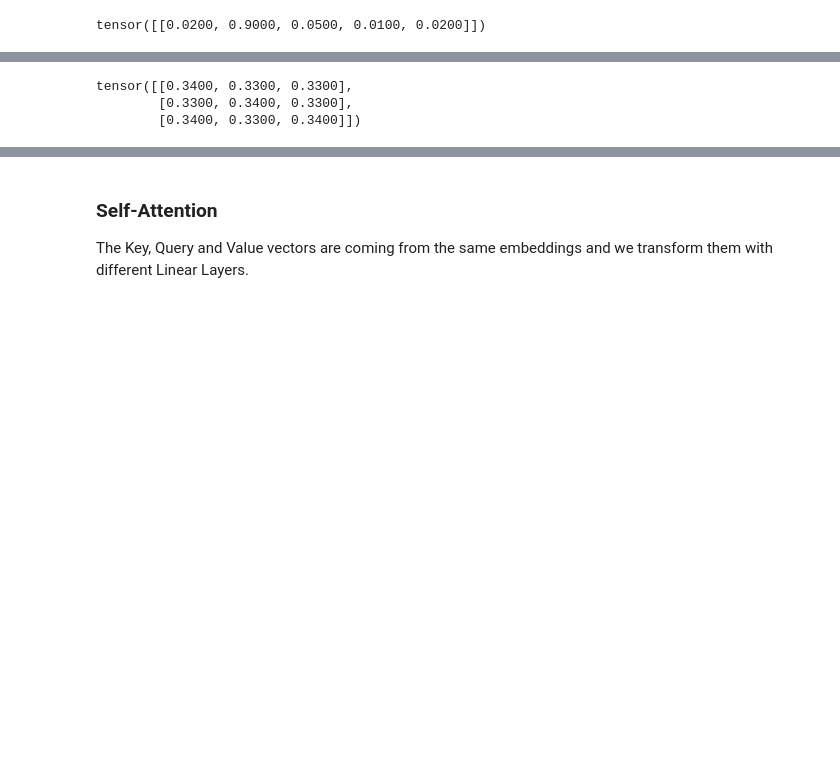
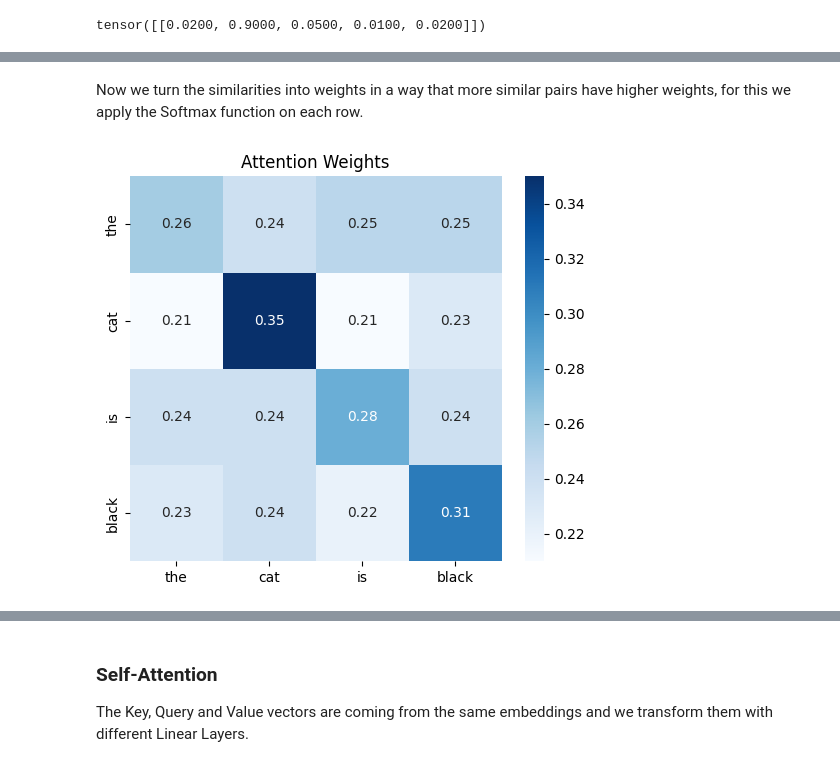
Before and after one commit to TheBarbaraIsTaken/AIOlimpia-NLP, a Jupyter notebook: study_materials/02_transformer_basics.ipynb, the cells around one changed output, grey strips where cells are left out. Drawn from its saved outputs; the diff is of its cells as text; code cells hidden in the pictures; blank space fills up the shorter version.

```diff
--- a/study_materials/02_transformer_basics.ipynb
+++ b/study_materials/02_transformer_basics.ipynb
@@ -112,7 +172,7 @@ tensor([0.0248, 0.0120, 0.0212])
+# %% [markdown]
+Now we turn the similarities into weights in a way that more similar pairs have higher weights, for this we apply the Softmax function on each row.
 # %%
-weights = softmax(scaled_similarities)  # TODO: Is dimension good?
-weights
+weights = softmax(scaled_similarities)
+plot_similarities(weights, words, title="Attention Weights")
 # %% [output]
-tensor([[0.3400, 0.3300, 0.3300],
-        [0.3300, 0.3400, 0.3300],
-        [0.3400, 0.3300, 0.3400]])
+[figure, added]
```
Also changed, not shown: parts of 20 cells of this notebook, 4 other files.
